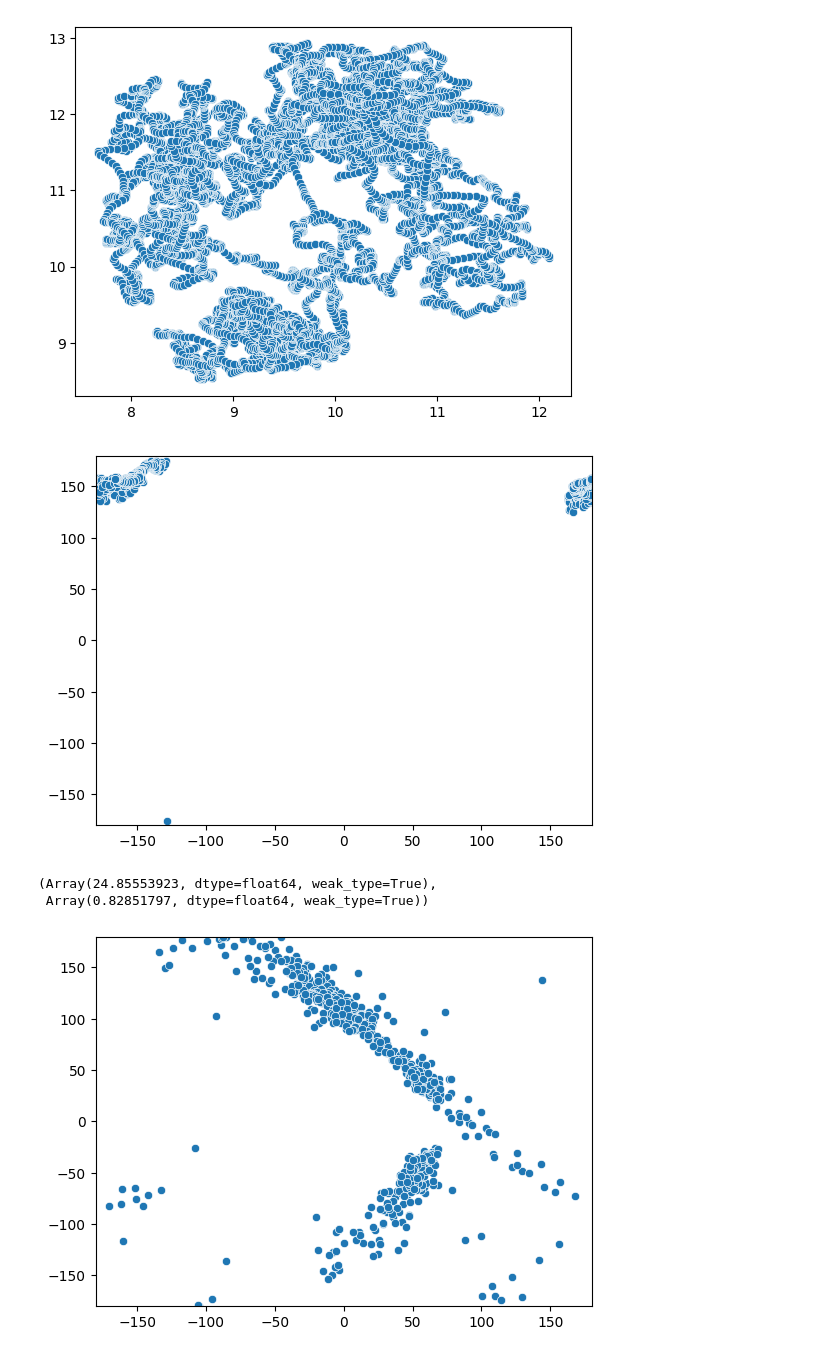
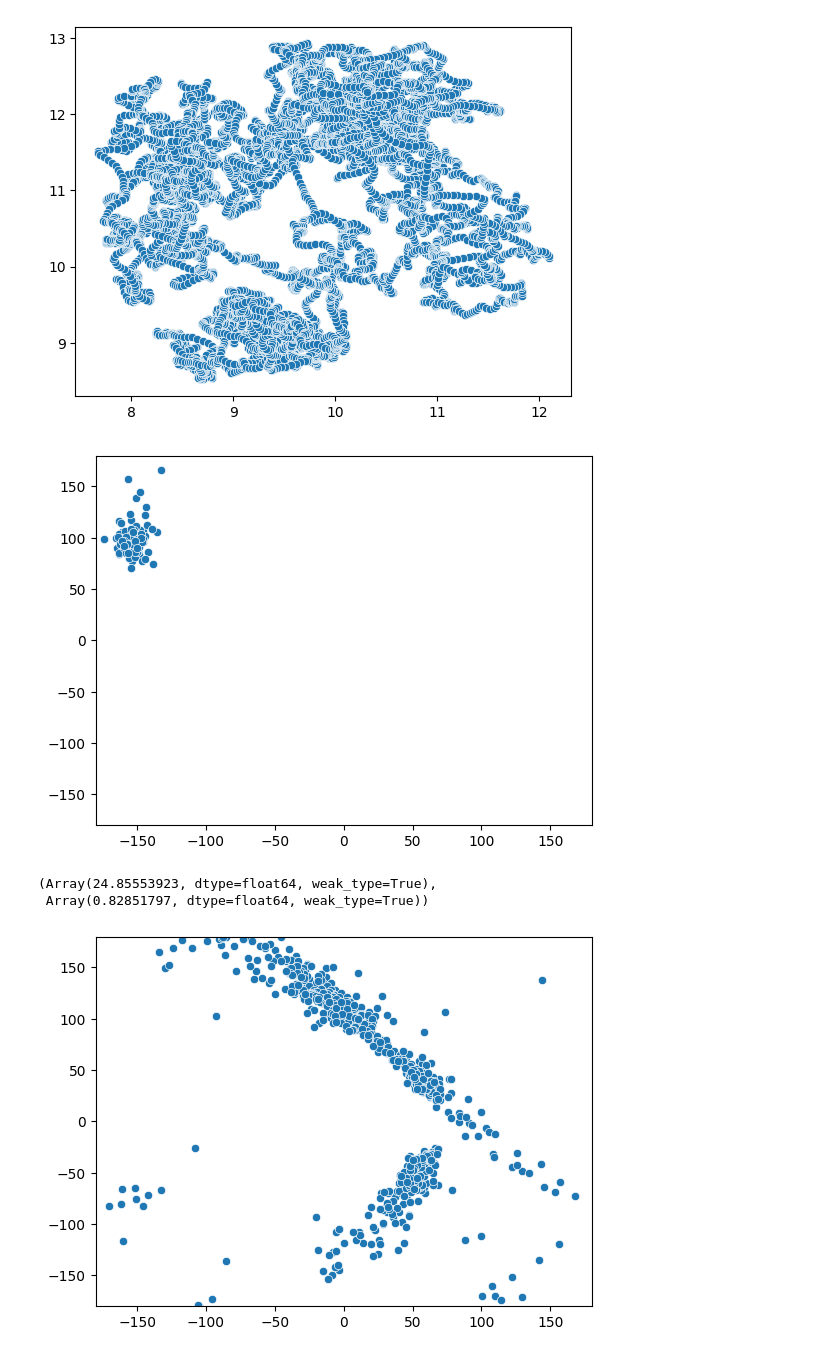
Before and after one commit to reubenharry/jax-md, a Jupyter notebook: notebooks/ad_mclmc.ipynb, the cells around one changed output. Cells and saved outputs as stored; diff of their text form; code cells hidden in the pictures.

```diff
--- a/notebooks/ad_mclmc.ipynb
+++ b/notebooks/ad_mclmc.ipynb
@@ -162,14 +162,14 @@ sns.scatterplot(x=samples[::1, 0], y=samples[::1, 1])
 <Axes: >
 [figure]
 # %%
-rama_plot([nnp.reshape(s, (1,688,3)) for s in samples[::10, :]])
+rama_plot([nnp.reshape(s, (1,688,3)) for s in samples[::100, :]])
 # %% [output]
-[figure, old version]
+[figure, new version]
-# %%
-L, eps
-# %% [output]
-(Array(24.85553923, dtype=float64, weak_type=True),
- Array(0.82851797, dtype=float64, weak_type=True))
+# %%
+energ
+# %% [output]
+(Array(24.85553923, dtype=float64, weak_type=True),
+ Array(0.82851797, dtype=float64, weak_type=True))
 # %%
 rama_plot([nnp.reshape(s, (1,688,3)) for s in samples[::100, :]])
 # samples.shape
```
Also changed, not shown: parts of 4 cells of this notebook, 1 other file.
